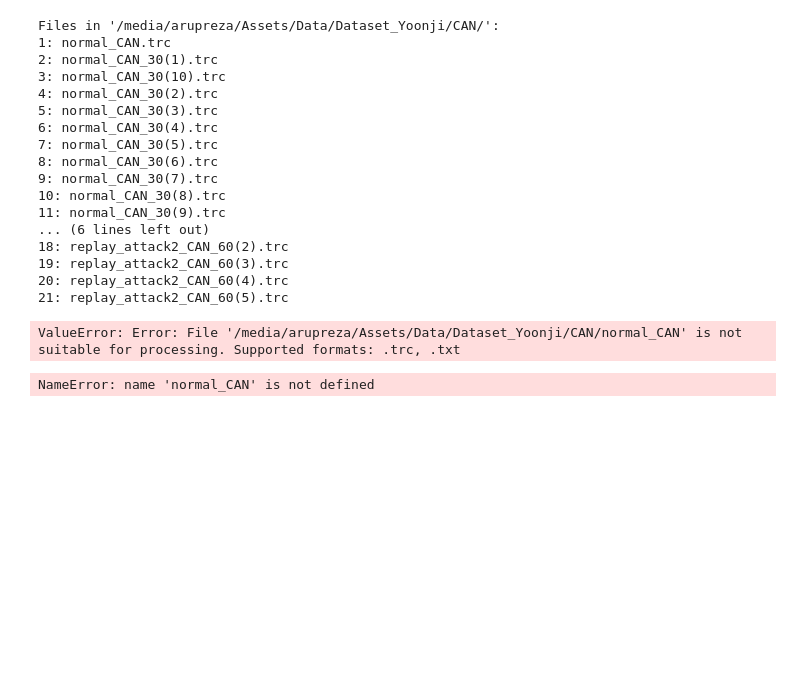
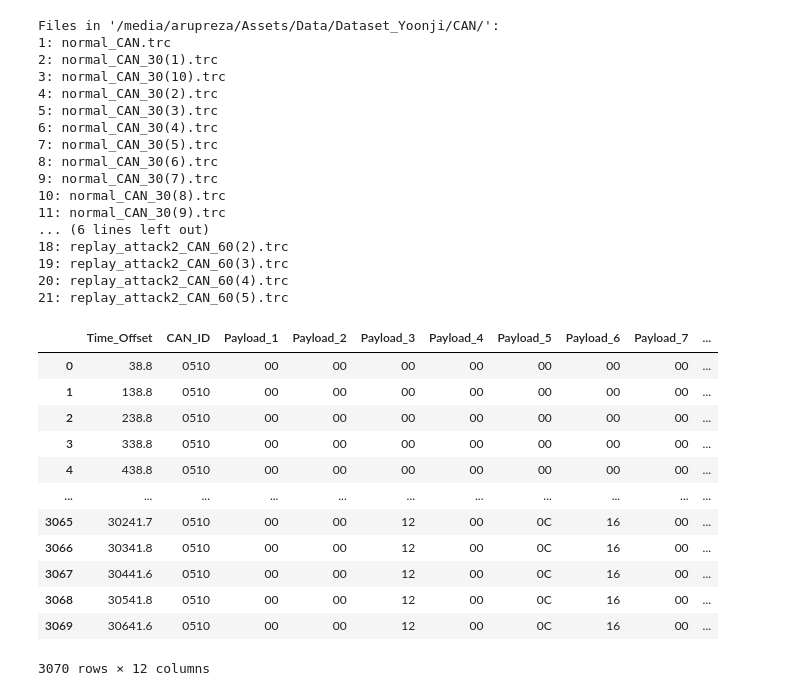
Before and after one commit to Arupreza/Securing-LIN-Insights-from-Ultrasonic-Sensor-Data-Impact-on-CAN-Protocol, a Jupyter notebook: Data_Analysis.ipynb, the cells around one changed output. Cells and saved outputs as stored; diff of their text form; code cells hidden in the pictures; blank space fills up the shorter version.

```diff
--- a/Data_Analysis.ipynb
+++ b/Data_Analysis.ipynb
@@ -82,13 +76,2 @@ def process_file(file_name, cols):
 
     return a
-# %%
-# Specify the file name
-
-normal_CAN = process_file("normal_CAN", cols)
-replay_attack1_CAN_60_1 = process_file("replay_attack1_CAN_60(1)", cols)
-# %% [output]
-ValueError: Error: File '/media/arupreza/Assets/Data/Dataset_Yoonji/CAN/normal_CAN' is not suitable for processing. Supported formats: .trc, .txt
-# %%
-normal_CAN
-# %% [output]
-NameError: name 'normal_CAN' is not defined
@@ -94,0 +177,16 @@ NameError: name 'normal_CAN' is not defined
+# %%
+All_Normal_df
+# %% [output]
+|  | Time_Offset | CAN_ID | Payload_1 | Payload_2 | Payload_3 | Payload_4 | Payload_5 | Payload_6 | Payload_7 | ... |
+| 0 | 38.8 | 0510 | 00 | 00 | 00 | 00 | 00 | 00 | 00 | ... |
+| 1 | 138.8 | 0510 | 00 | 00 | 00 | 00 | 00 | 00 | 00 | ... |
+| 2 | 238.8 | 0510 | 00 | 00 | 00 | 00 | 00 | 00 | 00 | ... |
+| 3 | 338.8 | 0510 | 00 | 00 | 00 | 00 | 00 | 00 | 00 | ... |
+| 4 | 438.8 | 0510 | 00 | 00 | 00 | 00 | 00 | 00 | 00 | ... |
+| ... | ... | ... | ... | ... | ... | ... | ... | ... | ... | ... |
+| 3065 | 30241.7 | 0510 | 00 | 00 | 12 | 00 | 0C | 16 | 00 | ... |
+| 3066 | 30341.8 | 0510 | 00 | 00 | 12 | 00 | 0C | 16 | 00 | ... |
+| 3067 | 30441.6 | 0510 | 00 | 00 | 12 | 00 | 0C | 16 | 00 | ... |
+| 3068 | 30541.8 | 0510 | 00 | 00 | 12 | 00 | 0C | 16 | 00 | ... |
+| 3069 | 30641.6 | 0510 | 00 | 00 | 12 | 00 | 0C | 16 | 00 | ... |
+3070 rows × 12 columns
```
Also changed, not shown: parts of 7 cells of this notebook, 1 other file.
